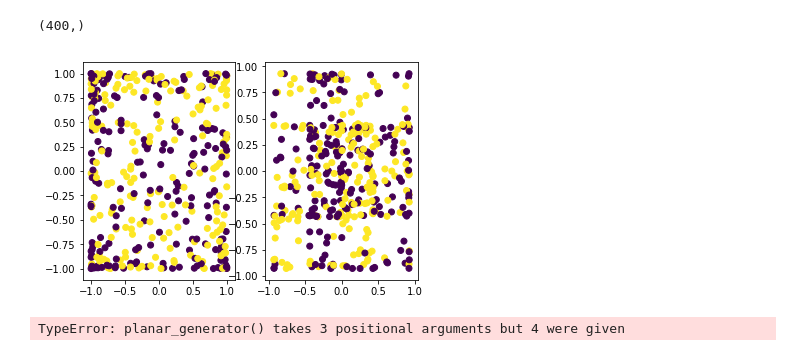
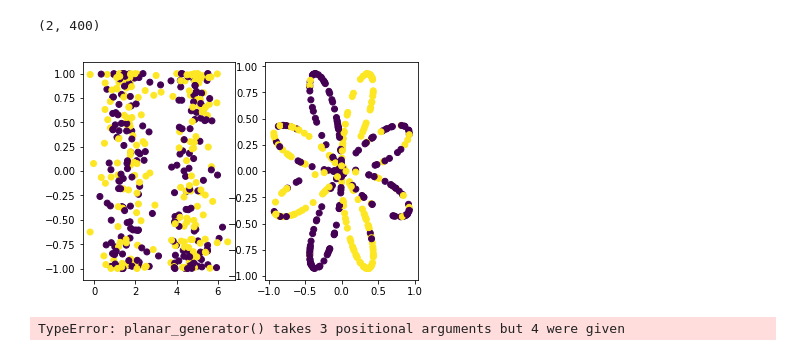
Before and after one commit to haeinkim/coursera-deeplearning, a Jupyter notebook: Untitled.ipynb, the cells around one changed output. Cells and saved outputs as stored; diff of their text form; code cells hidden in the pictures.

```diff
--- a/Untitled.ipynb
+++ b/Untitled.ipynb
@@ -1,22 +1,29 @@
 # %%
+import numpy as np
+import matplotlib.pyplot as plt
 from sklearn.datasets import make_blobs
 
-theta, cls = make_blobs(n_samples=400, n_features=2, cluster_std=0.2, centers=[(0.25, 0.25),(0.75, 0.75)])
 
-th = theta * np.pi * 2
-r = np.sin(4 * th)
+x, y = make_blobs(n_samples=400, n_features=1, cluster_std=0.15, centers=[(0.25,), (0.75,)])
 
-x1 = r[:,0] * np.cos(th[:,0])
-x2 = r[:,1] * np.sin(th[:,1])
-print(x1.shape)
+
+theta = x * np.pi * 2
+r = np.sin(4 * theta)
+
+x1 = r * np.cos(theta)
+x2 = r * np.sin(theta)
+
+X = np.concatenate((x1, x2), axis=1).reshape(2, -1)
+print(X.shape)
+
 plt.subplot(121)
-plt.scatter(r[:,0], r[:,1], c=cls)
+plt.scatter(th, r, c=y)
 plt.subplot(122)
-plt.scatter(x1, x2, c=cls)
+plt.scatter(x1, x2, c=y)
 plt.show()
 # %% [output]
-(400,)
+(2, 400)
-[figure, old version]
+[figure, new version]
 # %%
 from planar import DataGenerator
 
```
Also changed, not shown: 3 other files.
